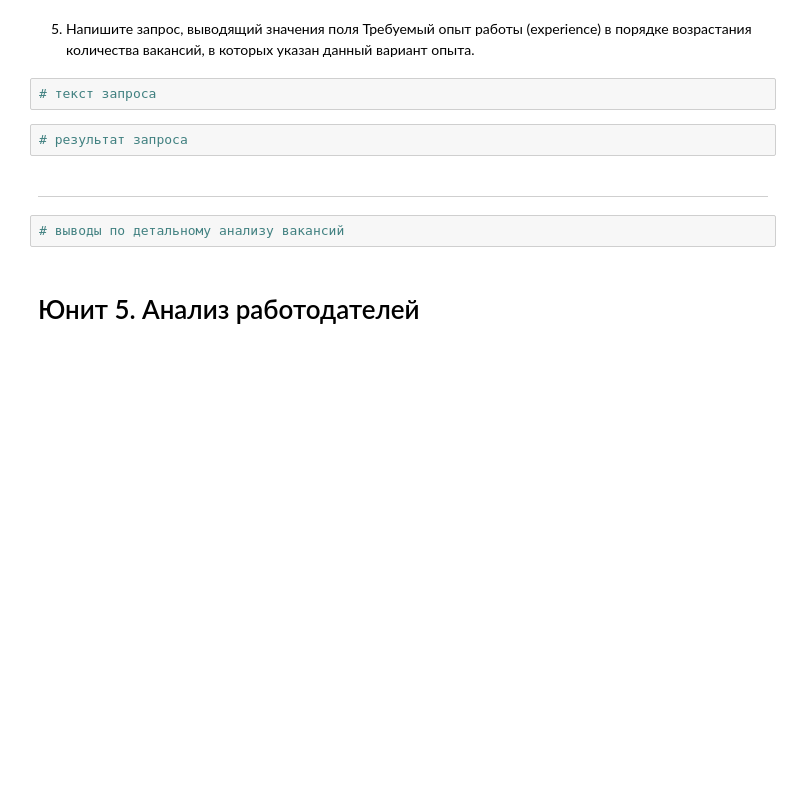
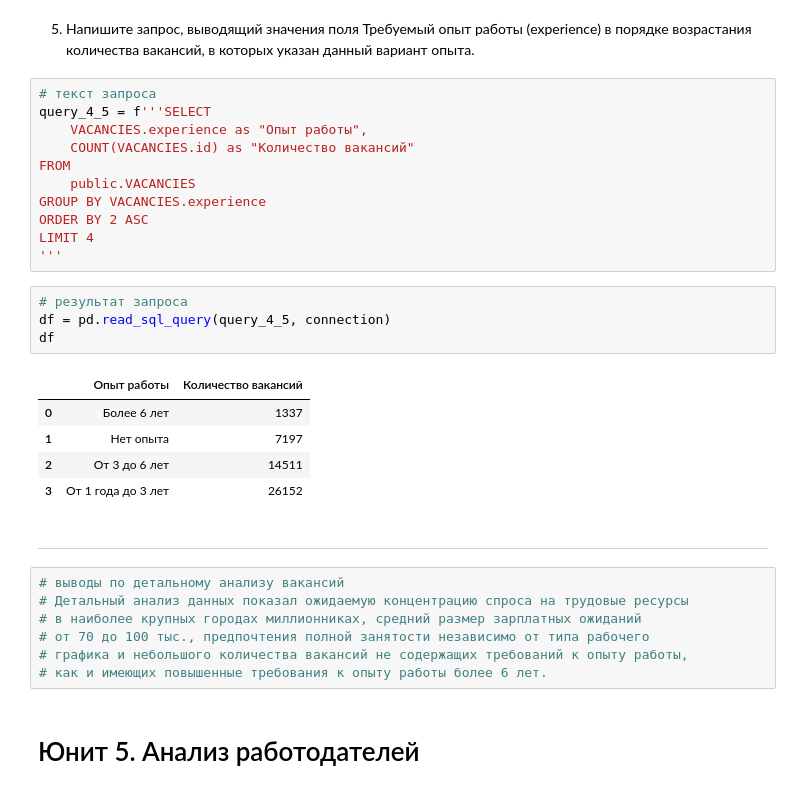
Before and after one commit to Balzhir/sf_game_v2_08.2022, a Jupyter notebook: my_Skillfactory_course/PROJECT-2. Анализ вакансий из HH/Project_2_Ноутбук_шаблон.ipynb, the cells around one changed output. Saved outputs shown, nothing was run; the diff lists cells and outputs as text; blank space fills up the shorter version.

```diff
--- a/my_Skillfactory_course/PROJECT-2. Анализ вакансий из HH/Project_2_Ноутбук_шаблон.ipynb
+++ b/my_Skillfactory_course/PROJECT-2. Анализ вакансий из HH/Project_2_Ноутбук_шаблон.ipynb
@@ -131,12 +172,34 @@ df
 5. Напишите запрос, выводящий значения поля Требуемый опыт работы (experience) в порядке возрастания количества вакансий, в которых указан данный вариант опыта.
 # %%
 # текст запроса
+query_4_5 = f'''SELECT
+    VACANCIES.experience as "Опыт работы",
+    COUNT(VACANCIES.id) as "Количество вакансий"
+FROM
+    public.VACANCIES
+GROUP BY VACANCIES.experience
+ORDER BY 2 ASC
+LIMIT 4
+'''
 # %%
 # результат запроса
+df = pd.read_sql_query(query_4_5, connection)
+df
+# %% [output]
+|  | Опыт работы | Количество вакансий |
+| 0 | Более 6 лет | 1337 |
+| 1 | Нет опыта | 7197 |
+| 2 | От 3 до 6 лет | 14511 |
+| 3 | От 1 года до 3 лет | 26152 |
 # %% [markdown]
 ***
 # %%
 # выводы по детальному анализу вакансий
+# Детальный анализ данных показал ожидаемую концентрацию спроса на трудовые ресурсы
+# в наиболее крупных городах миллионниках, средний размер зарплатных ожиданий
+# от 70 до 100 тыс., предпочтения полной занятости независимо от типа рабочего
+# графика и небольшого количества вакансий не содержащих требований к опыту работы,
+# как и имеющих повышенные требования к опыту работы более 6 лет.
 # %% [markdown]
 # Юнит 5. Анализ работодателей
 # %% [markdown]
```
Also changed, not shown: parts of 20 cells of this notebook.
